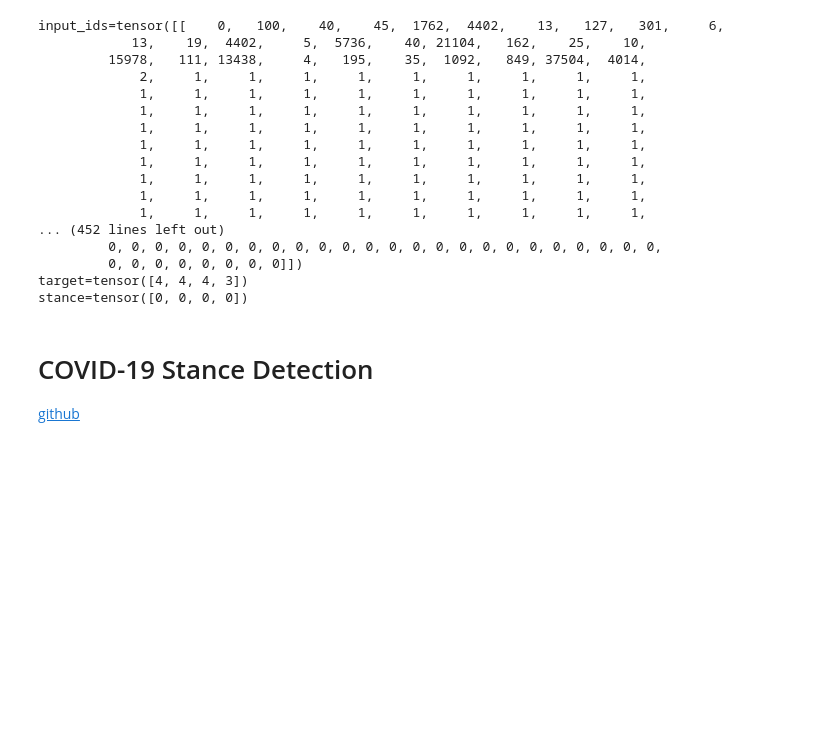
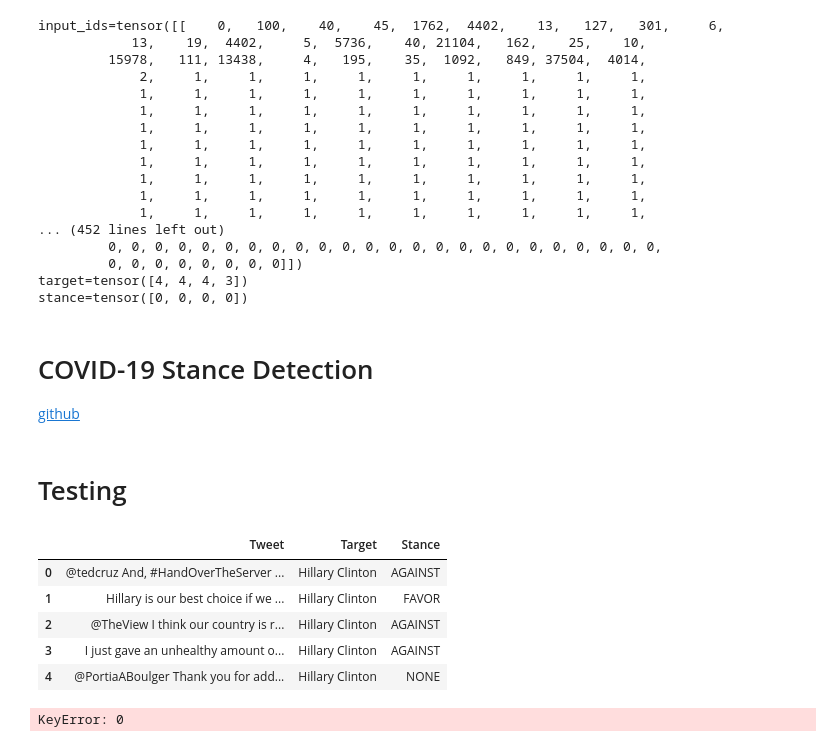
Before and after one commit to linv24/da-stance-detection, a Jupyter notebook: data/Datasets.ipynb, the cells around one changed output. Saved outputs shown, nothing was run; the diff lists cells and outputs as text; code cells hidden in the pictures; blank space fills up the shorter version.

Commit message:
fix original datasets

```diff
--- a/data/Datasets.ipynb
+++ b/data/Datasets.ipynb
@@ -185,3 +185,27 @@ test_urls = [
     'school_closures_test.csv',
     'stay_at_home_orders_test.csv',
 ]
+# %% [markdown]
+# Testing
+# %%
+df = pd.read_csv('original_test.csv')
+df.head()
+# %% [output]
+|  | Tweet | Target | Stance |
+| 0 | @tedcruz And, #HandOverTheServer ... | Hillary Clinton | AGAINST |
+| 1 | Hillary is our best choice if we ... | Hillary Clinton | FAVOR |
+| 2 | @TheView I think our country is r... | Hillary Clinton | AGAINST |
+| 3 | I just gave an unhealthy amount o... | Hillary Clinton | AGAINST |
+| 4 | @PortiaABoulger Thank you for add... | Hillary Clinton | NONE |
+# %%
+stance2id = {
+            'AGAINST': 0,
+            'FAVOR': 1,
+            'NONE': 2
+        }
+
+df['Stance'] = df['Stance'].apply(lambda x: stance2id[x])
+df.head()
+df.to_csv('original_test.csv')
+# %% [output]
+KeyError: 0
```
Also changed, not shown: parts of 1 cell of this notebook, 2 other files.
